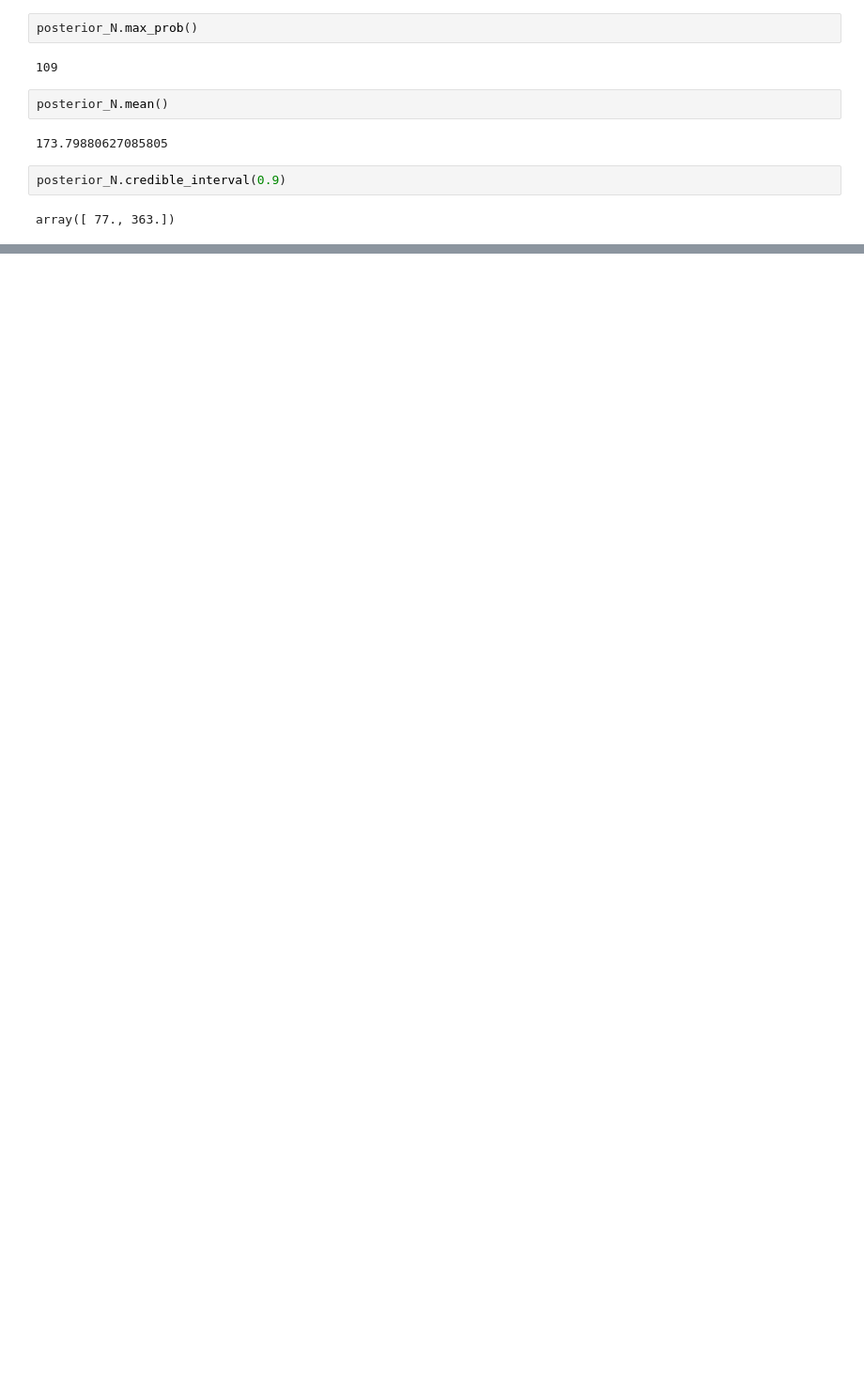
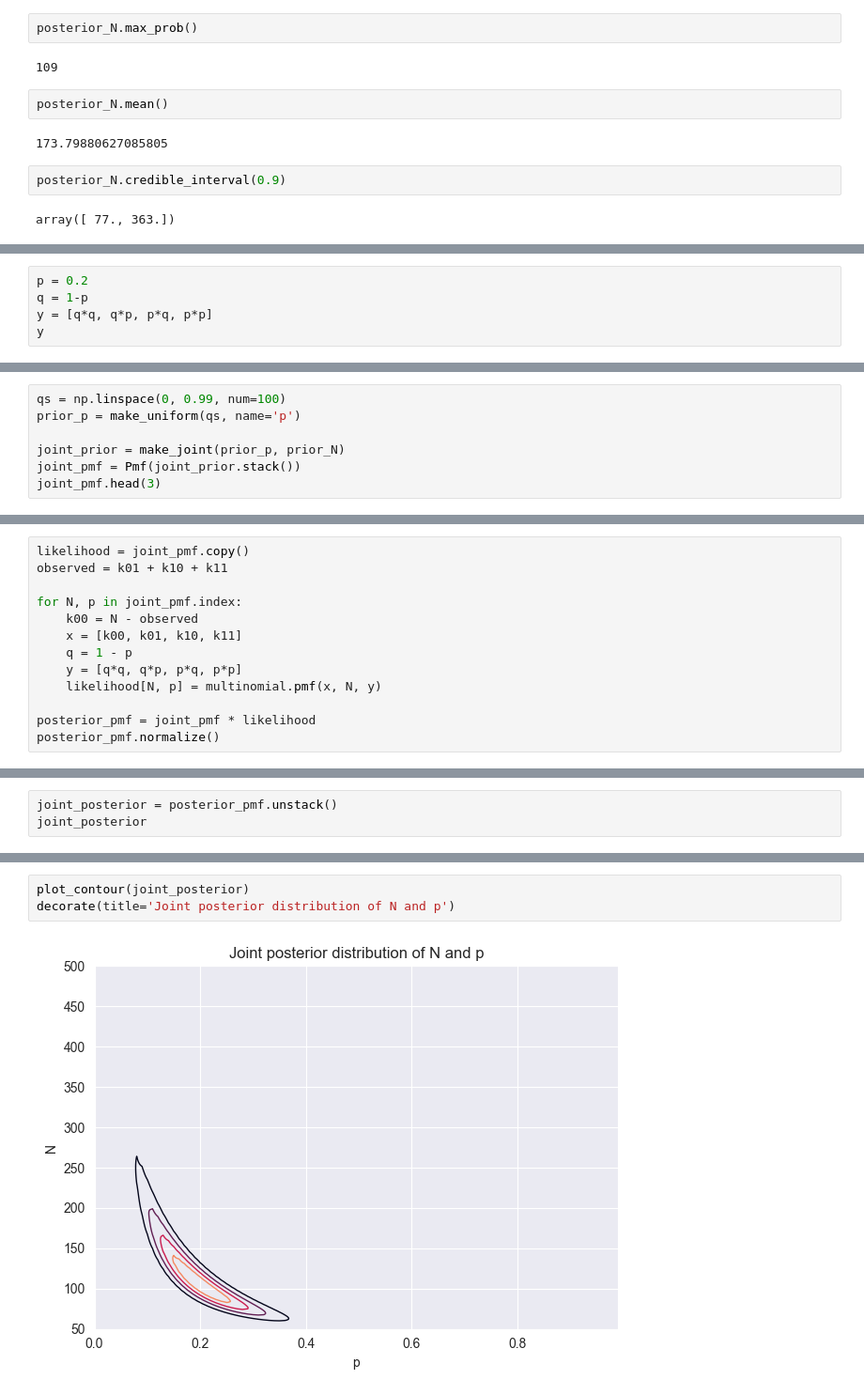
Before and after one commit to Xupeiyi/think-bayes, a Jupyter notebook: chapter15.ipynb, the cells around one changed output, grey strips where cells are left out. Shown at 94% size. Drawn from its saved outputs; the diff is of its cells as text; blank space fills up the shorter version.

```diff
--- a/chapter15.ipynb
+++ b/chapter15.ipynb
@@ -62,0 +86,5 @@ array([ 77., 363.])
+# %%
+p = 0.2
+q = 1-p
+y = [q*q, q*p, p*q, p*p]
+y
@@ -62,0 +103,7 @@ array([ 77., 363.])
+# %%
+qs = np.linspace(0, 0.99, num=100)
+prior_p = make_uniform(qs, name='p')
+
+joint_prior = make_joint(prior_p, prior_N)
+joint_pmf = Pmf(joint_prior.stack())
+joint_pmf.head(3)
@@ -62,0 +118,13 @@ array([ 77., 363.])
+# %%
+likelihood = joint_pmf.copy()
+observed = k01 + k10 + k11
+
+for N, p in joint_pmf.index:
+    k00 = N - observed
+    x = [k00, k01, k10, k11]
+    q = 1 - p
+    y = [q*q, q*p, p*q, p*p]
+    likelihood[N, p] = multinomial.pmf(x, N, y)
+
+posterior_pmf = joint_pmf * likelihood
+posterior_pmf.normalize()
@@ -62,0 +133,3 @@ array([ 77., 363.])
+# %%
+joint_posterior = posterior_pmf.unstack()
+joint_posterior
@@ -62,0 +151,5 @@ array([ 77., 363.])
+# %%
+plot_contour(joint_posterior)
+decorate(title='Joint posterior distribution of N and p')
+# %% [output]
+[figure, added]
```
Also changed, not shown: parts of 15 cells of this notebook.
